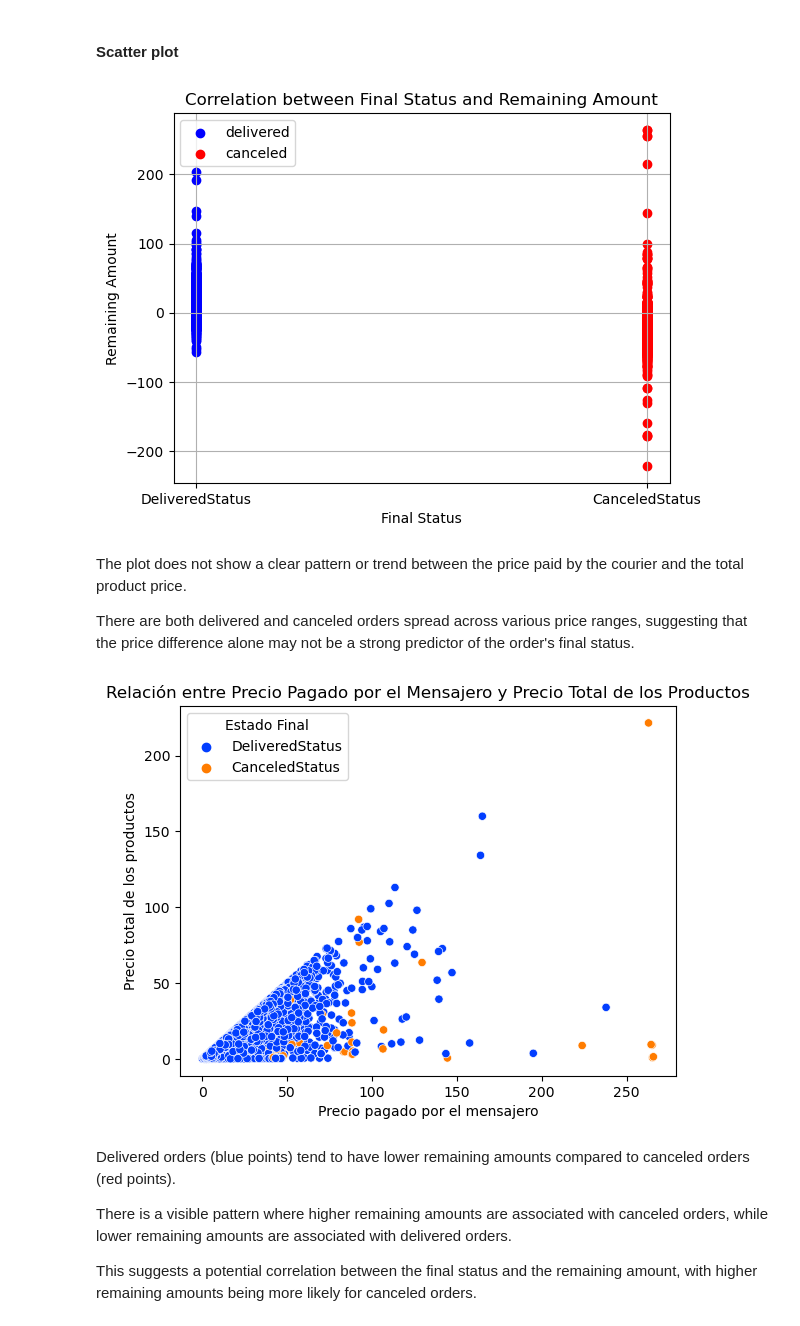
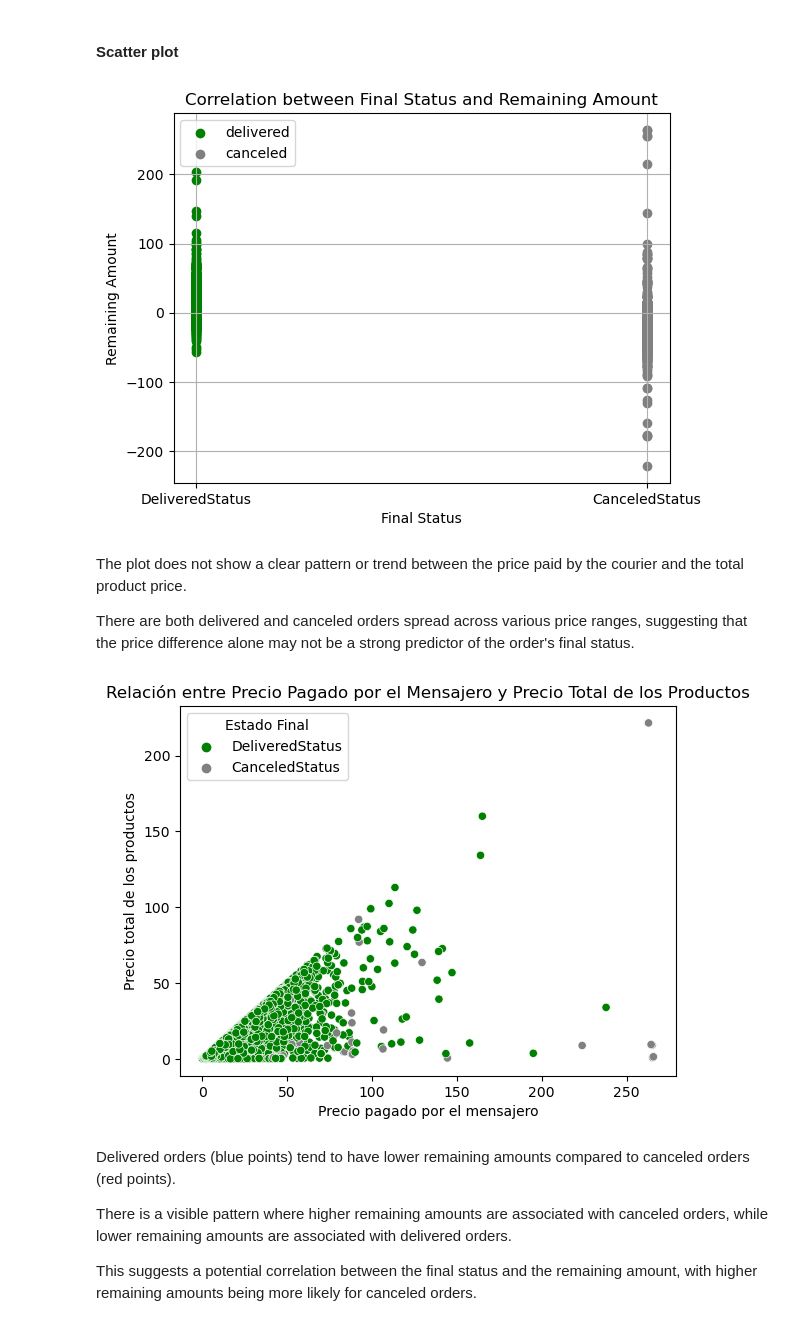
Before and after one commit to polsanchez1997/products-analytics, a Jupyter notebook: main.ipynb, the cells around one changed output. Saved outputs shown, nothing was run; the diff lists cells and outputs as text; code cells hidden in the pictures.

```diff
--- a/main.ipynb
+++ b/main.ipynb
@@ -324,8 +324,8 @@ df
 # %%
 df_delivered = df[df['final_status'] == 'DeliveredStatus']
 df_canceled = df[df['final_status'] == 'CanceledStatus']
-plt.scatter(df_delivered['final_status'], df_delivered['remaining_amount'], color='blue', label='delivered')
-plt.scatter(df_canceled['final_status'], df_canceled['remaining_amount'], color='red', label='canceled')
+plt.scatter(df_delivered['final_status'], df_delivered['remaining_amount'], color='green', label='delivered')
+plt.scatter(df_canceled['final_status'], df_canceled['remaining_amount'], color='grey', label='canceled')
 plt.title('Correlation between Final Status and Remaining Amount')
 plt.xlabel('Final Status')
 plt.ylabel('Remaining Amount')
@@ -333,21 +333,24 @@ plt.legend()
 plt.grid(True)
 plt.show()
 # %% [output]
-[figure, old version]
+[figure, new version]
 # %% [markdown]
 The plot does not show a clear pattern or trend between the price paid by the courier and the total product price.
 
 There are both delivered and canceled orders spread across various price ranges, suggesting that the price difference alone may not be a strong predictor of the order's final status.
 # %%
+custom_colors = {'DeliveredStatus': 'green', 'CanceledStatus': 'grey'}
+
+
 under_auth_orders = df[df['products_total'] < df['purchase_total_price']]
-sns.scatterplot(x='purchase_total_price', y='products_total', hue='final_status', data=under_auth_orders, alpha=1, palette='bright')
+sns.scatterplot(x='purchase_total_price', y='products_total', hue='final_status', data=under_auth_orders, alpha=1, palette=custom_colors)
 plt.xlabel('Precio pagado por el mensajero')
 plt.ylabel('Precio total de los productos')
 plt.title('Relación entre Precio Pagado por el Mensajero y Precio Total de los Productos')
 plt.legend(title='Estado Final')
 plt.show()
 # %% [output]
-[figure, old version]
+[figure, new version]
 # %% [markdown]
 Delivered orders (blue points) tend to have lower remaining amounts compared to canceled orders (red points).
 
```
Also changed, not shown: parts of 2 cells of this notebook.
